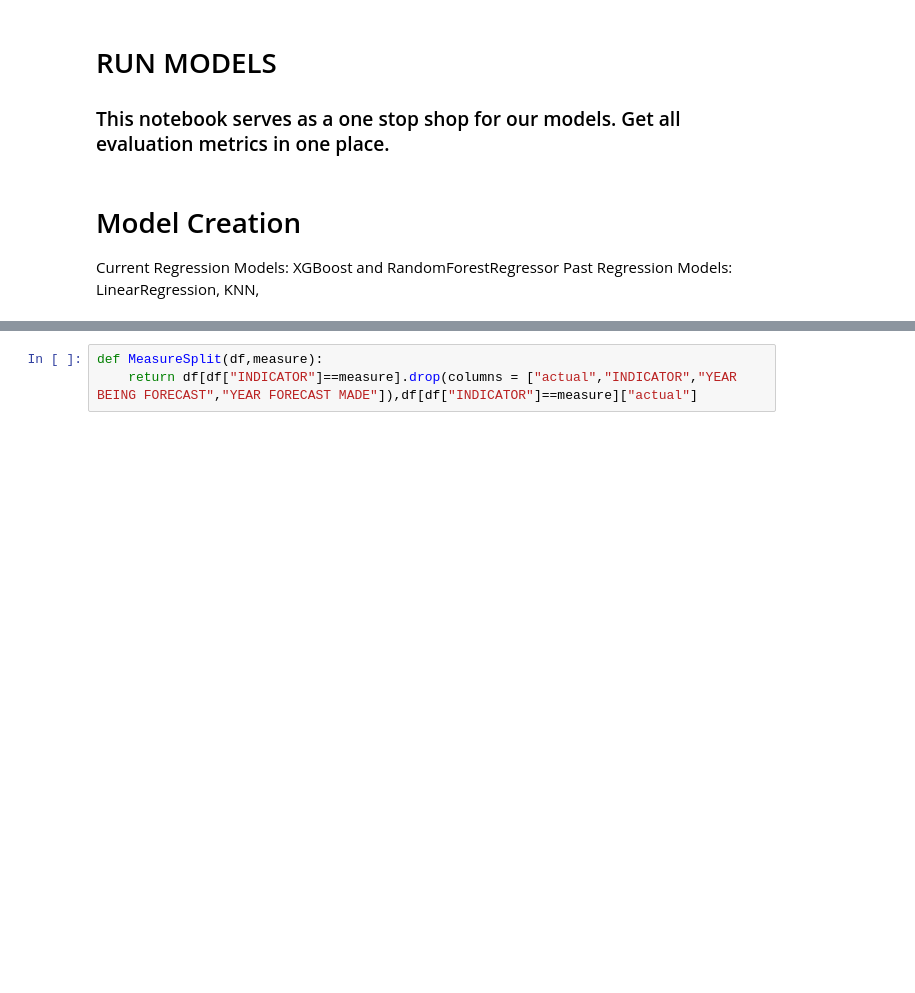
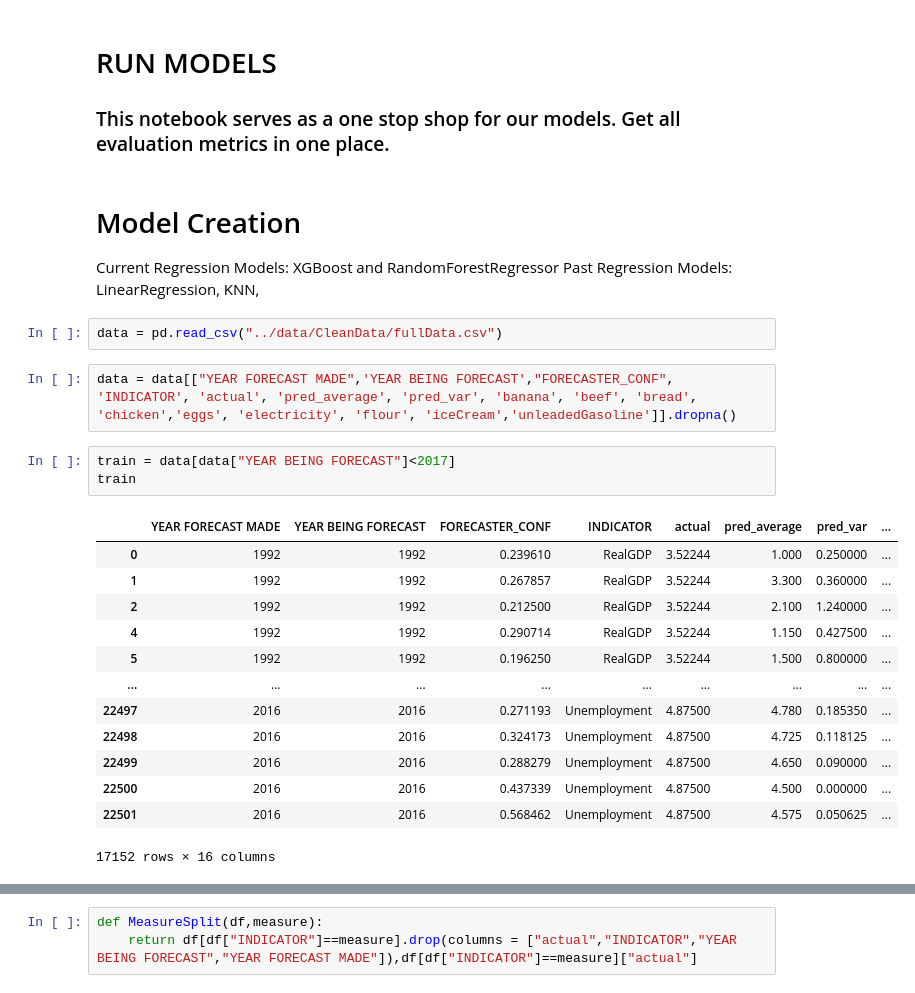
Before and after one commit to mbearw-berkeley/W210-Capstone, a Jupyter notebook: models/RegressionModel Class notebook.ipynb, the cells around one changed output, grey strips where cells are left out. Saved outputs shown, nothing was run; the diff lists cells and outputs as text; blank space fills up the shorter version.

```diff
--- a/models/RegressionModel Class notebook.ipynb
+++ b/models/RegressionModel Class notebook.ipynb
@@ -20,3 +21,24 @@ from sklearn.neighbors import KNeighborsRegressor
 
 Current Regression Models: XGBoost and RandomForestRegressor
 Past Regression Models: LinearRegression, KNN,
+# %%
+data = pd.read_csv("../data/CleanData/fullData.csv")
+# %%
+data = data[["YEAR FORECAST MADE",'YEAR BEING FORECAST',"FORECASTER_CONF", 'INDICATOR', 'actual', 'pred_average', 'pred_var', 'banana', 'beef', 'bread', 'chicken','eggs', 'electricity', 'flour', 'iceCream','unleadedGasoline']].dropna()
+# %%
+train = data[data["YEAR BEING FORECAST"]<2017]
+train
+# %% [output]
+|  | YEAR FORECAST MADE | YEAR BEING FORECAST | FORECASTER_CONF | INDICATOR | actual | pred_average | pred_var | ... |
+| 0 | 1992 | 1992 | 0.239610 | RealGDP | 3.52244 | 1.000 | 0.250000 | ... |
+| 1 | 1992 | 1992 | 0.267857 | RealGDP | 3.52244 | 3.300 | 0.360000 | ... |
+| 2 | 1992 | 1992 | 0.212500 | RealGDP | 3.52244 | 2.100 | 1.240000 | ... |
+| 4 | 1992 | 1992 | 0.290714 | RealGDP | 3.52244 | 1.150 | 0.427500 | ... |
+| 5 | 1992 | 1992 | 0.196250 | RealGDP | 3.52244 | 1.500 | 0.800000 | ... |
+| ... | ... | ... | ... | ... | ... | ... | ... | ... |
+| 22497 | 2016 | 2016 | 0.271193 | Unemployment | 4.87500 | 4.780 | 0.185350 | ... |
+| 22498 | 2016 | 2016 | 0.324173 | Unemployment | 4.87500 | 4.725 | 0.118125 | ... |
+| 22499 | 2016 | 2016 | 0.288279 | Unemployment | 4.87500 | 4.650 | 0.090000 | ... |
+| 22500 | 2016 | 2016 | 0.437339 | Unemployment | 4.87500 | 4.500 | 0.000000 | ... |
+| 22501 | 2016 | 2016 | 0.568462 | Unemployment | 4.87500 | 4.575 | 0.050625 | ... |
+17152 rows × 16 columns
```
Also changed, not shown: parts of 32 cells of this notebook, 13 other files.
